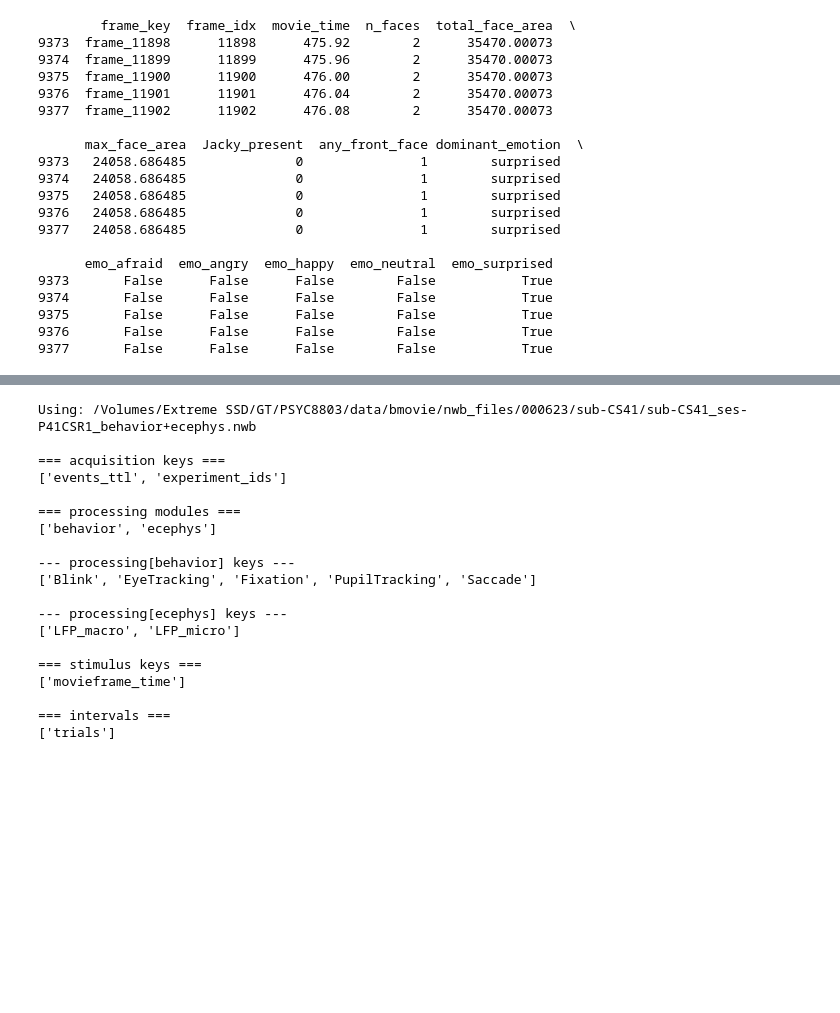
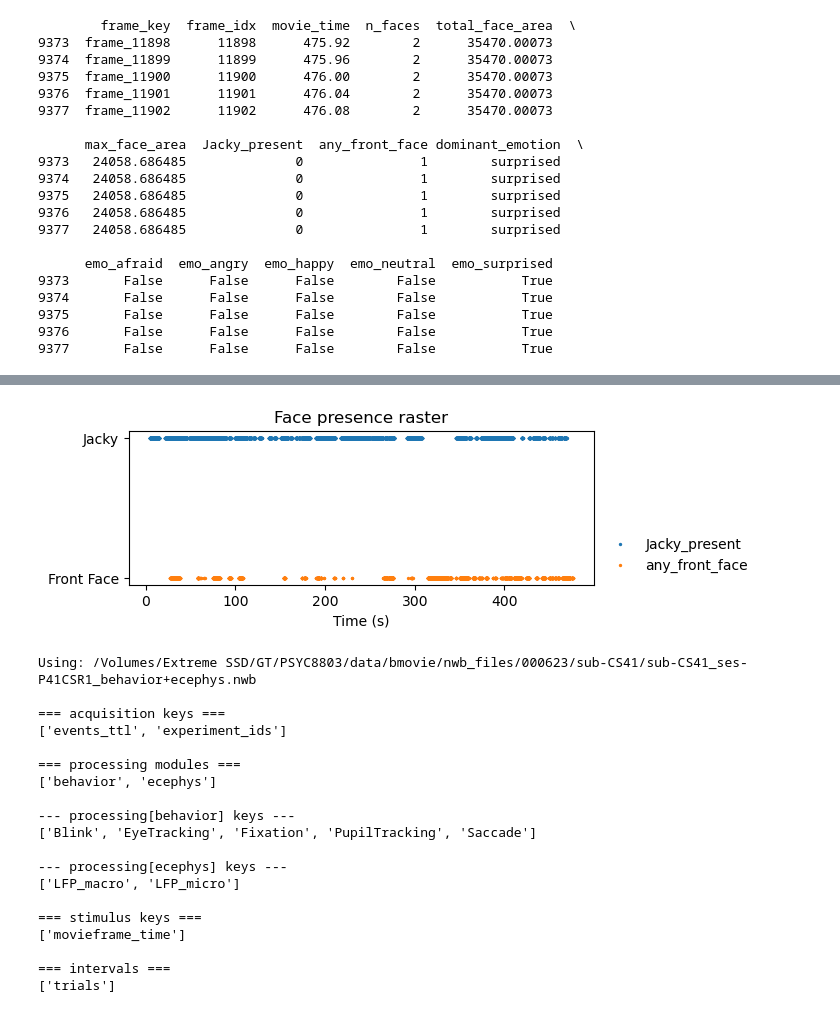
Before and after one commit to DanteLONG-NEO/CompNeuro_CDT, a Jupyter notebook: notebook/notebook.ipynb, the cells around one changed output, grey strips where cells are left out. Cells and saved outputs as stored; diff of their text form; code cells hidden in the pictures; blank space fills up the shorter version.

```diff
--- a/notebook/notebook.ipynb
+++ b/notebook/notebook.ipynb
@@ -82,3 +177,23 @@ print(df_face_note.tail())
+# %%
+import matplotlib.pyplot as plt
+
+t = df_face_note["movie_time"].values
+
+jacky = df_face_note["Jacky_present"].astype(int).values
+front = df_face_note["any_front_face"].astype(int).values
+
+plt.figure(figsize=(6, 2))
+
+plt.scatter(t[jacky == 1], [1]*np.sum(jacky==1), s=2, label="Jacky_present")
+plt.scatter(t[front == 1], [0]*np.sum(front==1), s=2, label="any_front_face")
+
+plt.yticks([0, 1], ["Front Face", "Jacky"])
+plt.xlabel("Time (s)")
+plt.title("Face presence raster")
+plt.legend(bbox_to_anchor=(1.0,0), loc="lower left", frameon=False)
+plt.show()
+# %% [output]
+[figure, added]
 # %%
 nwb_path = load_data_into_pds.find_nwb_file_for_subject(NWB_DIR, "CS41")
 print("Using:", nwb_path)
```
Also changed, not shown: parts of 13 cells of this notebook, 1 other file.
